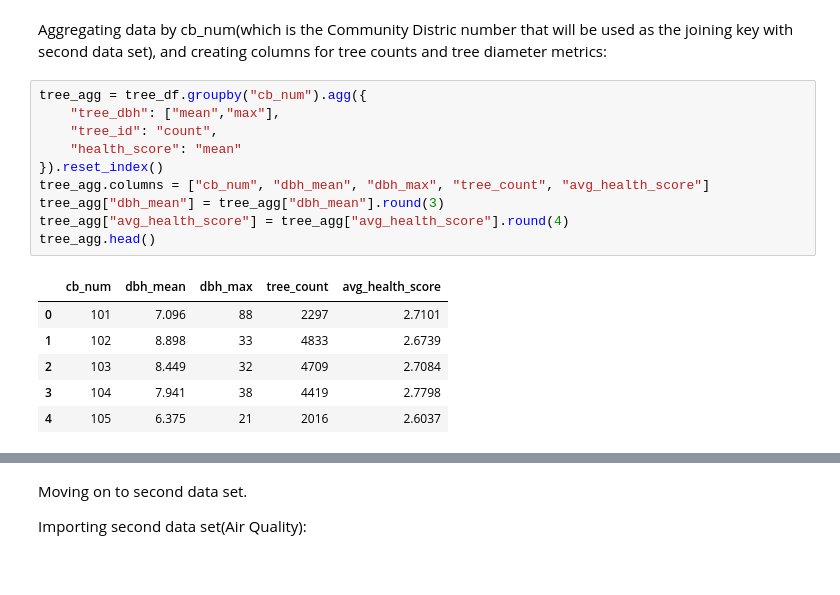
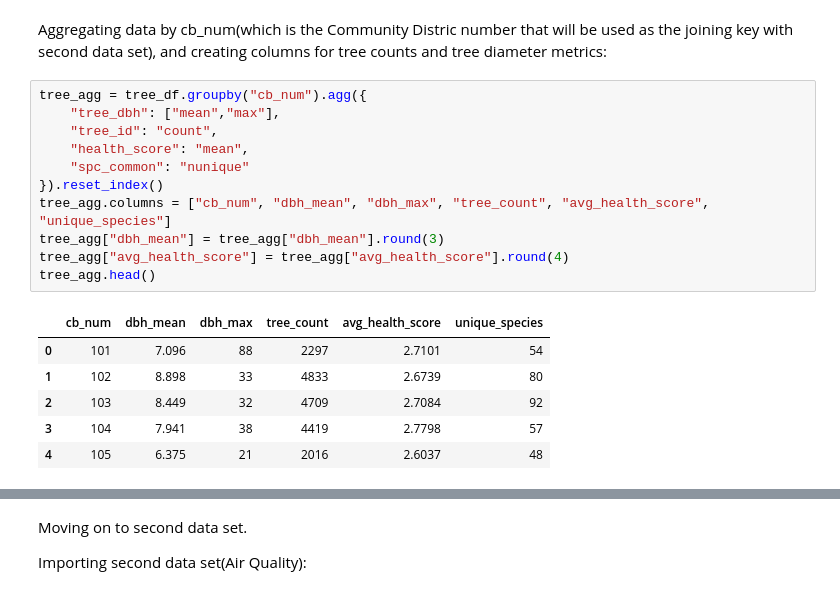
Before and after one commit to Angela-Rene/Trees_in_NYC, a Jupyter notebook: main_notebook.ipynb, the cells around one changed output, grey strips where cells are left out. Drawn from its saved outputs; the diff is of its cells as text.

```diff
--- a/main_notebook.ipynb
+++ b/main_notebook.ipynb
@@ -246,22 +246,23 @@ group_by_geography("cb_num")
 # %% [markdown]
 Aggregating data by cb_num(which is the Community Distric number that will be used as the joining key with second data set),
 and creating columns for tree counts and tree diameter metrics:
-# %%
-tree_agg = tree_df.groupby("cb_num").agg({
-    "tree_dbh": ["mean","max"],
-    "tree_id": "count",
-    "health_score": "mean"
-}).reset_index()
-tree_agg.columns = ["cb_num", "dbh_mean", "dbh_max", "tree_count", "avg_health_score"]
-tree_agg["dbh_mean"] = tree_agg["dbh_mean"].round(3)
-tree_agg["avg_health_score"] = tree_agg["avg_health_score"].round(4)
-tree_agg.head()
-# %% [output]
-|  | cb_num | dbh_mean | dbh_max | tree_count | avg_health_score |
-| 0 | 101 | 7.096 | 88 | 2297 | 2.7101 |
-| 1 | 102 | 8.898 | 33 | 4833 | 2.6739 |
-| 2 | 103 | 8.449 | 32 | 4709 | 2.7084 |
-| 3 | 104 | 7.941 | 38 | 4419 | 2.7798 |
-| 4 | 105 | 6.375 | 21 | 2016 | 2.6037 |
+# %%
+tree_agg = tree_df.groupby("cb_num").agg({
+    "tree_dbh": ["mean","max"],
+    "tree_id": "count",
+    "health_score": "mean",
+    "spc_common": "nunique"
+}).reset_index()
+tree_agg.columns = ["cb_num", "dbh_mean", "dbh_max", "tree_count", "avg_health_score", "unique_species"]
+tree_agg["dbh_mean"] = tree_agg["dbh_mean"].round(3)
+tree_agg["avg_health_score"] = tree_agg["avg_health_score"].round(4)
+tree_agg.head()
+# %% [output]
+|  | cb_num | dbh_mean | dbh_max | tree_count | avg_health_score | unique_species |
+| 0 | 101 | 7.096 | 88 | 2297 | 2.7101 | 54 |
+| 1 | 102 | 8.898 | 33 | 4833 | 2.6739 | 80 |
+| 2 | 103 | 8.449 | 32 | 4709 | 2.7084 | 92 |
+| 3 | 104 | 7.941 | 38 | 4419 | 2.7798 | 57 |
+| 4 | 105 | 6.375 | 21 | 2016 | 2.6037 | 48 |
 # %%
 tree_agg["tree_id"] = range(1, len(tree_agg) + 1)
```
Also changed, not shown: parts of 6 cells of this notebook, 5 other files.
